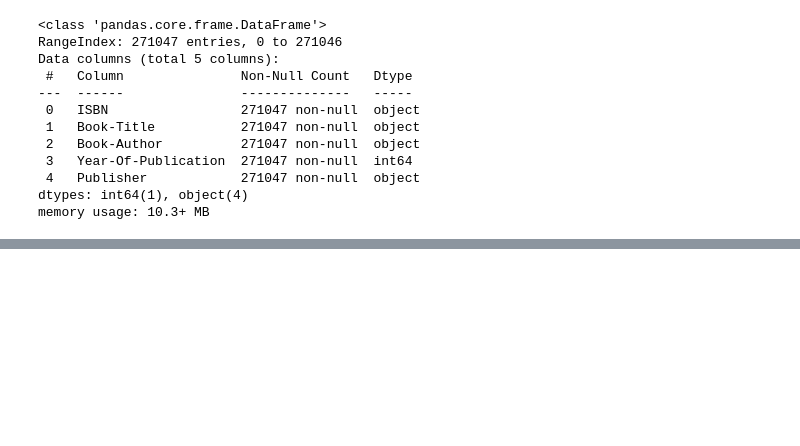
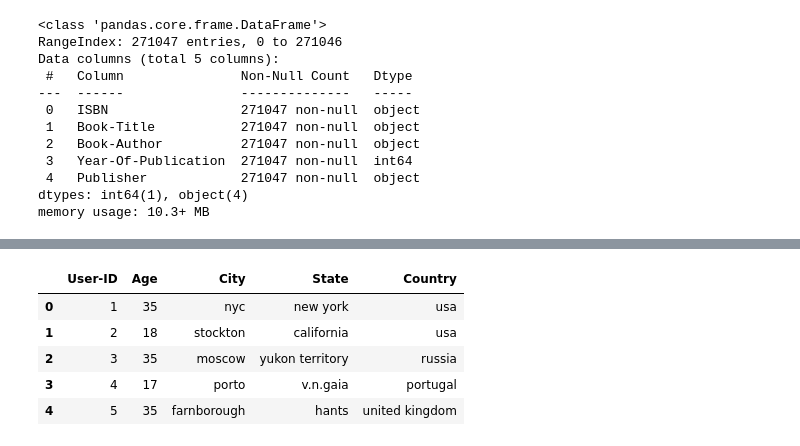
Before and after one commit to Ashu10051998/Book-Recommender-System, a Jupyter notebook: Book_recomender_system.ipynb, the cells around one changed output, grey strips where cells are left out. Drawn from its saved outputs; the diff is of its cells as text; code cells hidden in the pictures; blank space fills up the shorter version.

```diff
--- a/Book_recomender_system.ipynb
+++ b/Book_recomender_system.ipynb
@@ -173,0 +205,3 @@ books.head()
+# %%
+mean = round(required['Age'].mean())
+print(mean)
@@ -173,0 +210,10 @@ books.head()
+# %%
+users.loc[users['Age'] > 80, 'Age'] = mean    #outliers with age grater than 80 are substituted with mean
+users.loc[users['Age'] < 10, 'Age'] = mean    #outliers with age less than 10 years are substitued with mean
+# %%
+users['Age'] = users['Age'].fillna(mean)      #filling null values with mean
+users['Age'] = users['Age'].astype(int)       #changing Datatype to int
+# %%
+## Drop duplicate rows
+users.drop_duplicates(keep='last', inplace=True)
+users.reset_index(drop=True, inplace=True)
@@ -173,0 +305,9 @@ books.head()
+# %%
+users.head()
+# %% [output]
+|  | User-ID | Age | City | State | Country |
+| 0 | 1 | 35 | nyc | new york | usa |
+| 1 | 2 | 18 | stockton | california | usa |
+| 2 | 3 | 35 | moscow | yukon territory | russia |
+| 3 | 4 | 17 | porto | v.n.gaia | portugal |
+| 4 | 5 | 35 | farnborough | hants | united kingdom |
```
Also changed, not shown: parts of 20 cells of this notebook.
